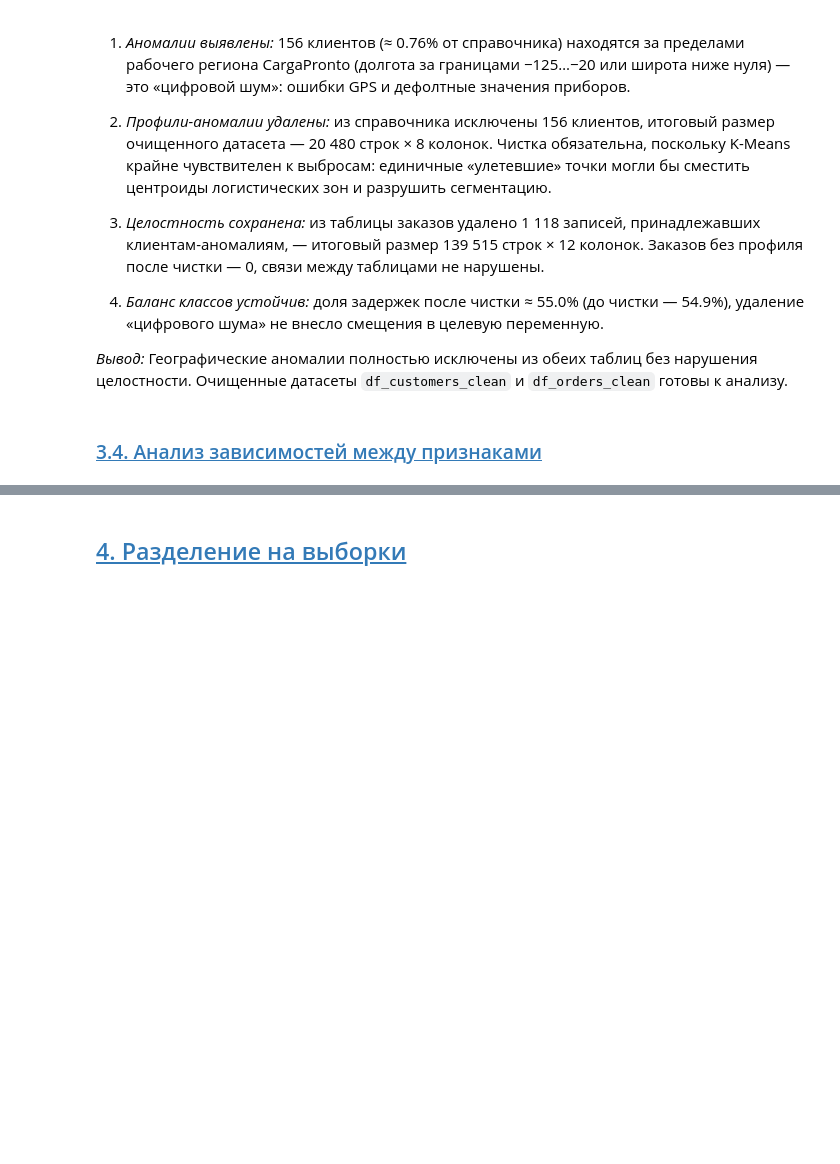
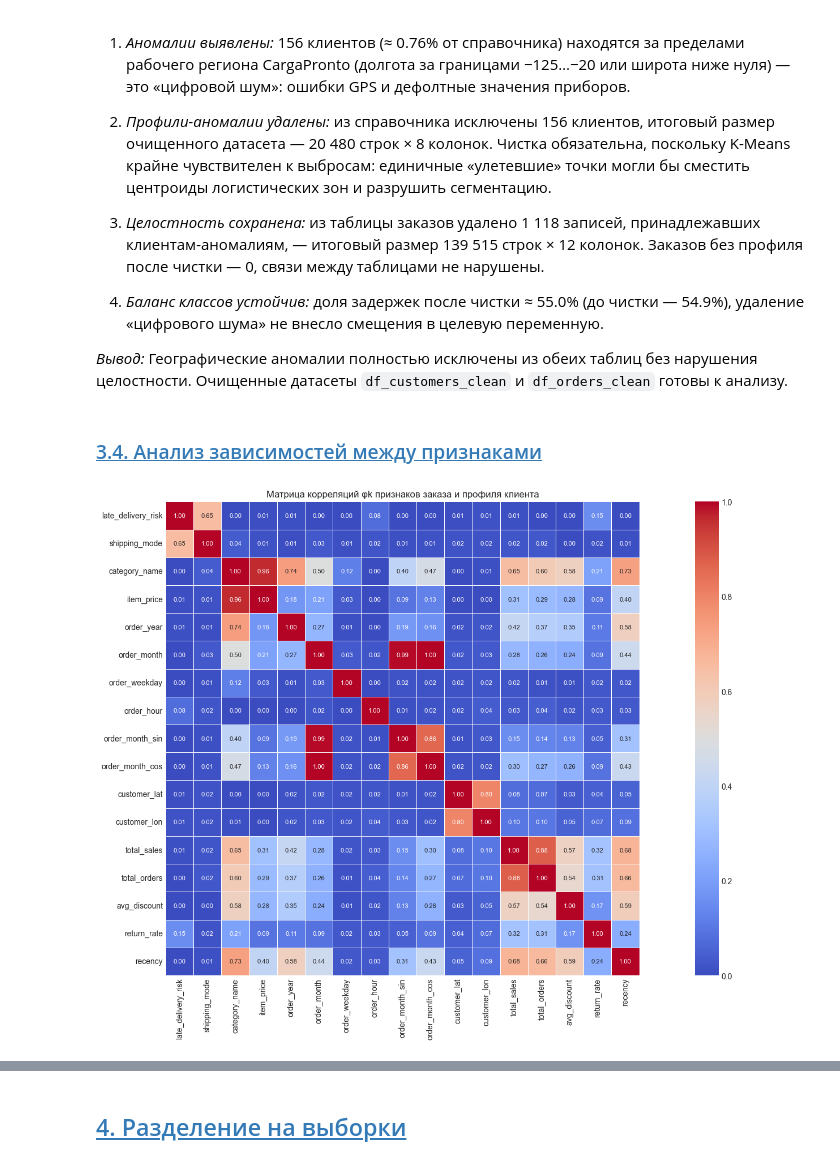
Before and after one commit to MEYakunin/Sprint18_Delivery_Delay_Prediction, a Jupyter notebook: Sprint18_Delivery_Delay_Prediction_Yakunin_Mikl.ipynb, the cells around one changed output, grey strips where cells are left out. Drawn from its saved outputs; the diff is of its cells as text; code cells hidden in the pictures; blank space fills up the shorter version.

```diff
--- a/Sprint18_Delivery_Delay_Prediction_Yakunin_Mikl.ipynb
+++ b/Sprint18_Delivery_Delay_Prediction_Yakunin_Mikl.ipynb
@@ -617,3 +618,19 @@ print(f'Доля задержек после чистки ≈ {risk_rate:.1%}')
 *Вывод:* Географические аномалии полностью исключены из обеих таблиц без нарушения целостности. Очищенные датасеты `df_customers_clean` и `df_orders_clean` готовы к анализу.
 # %% [markdown]
 ### [3.4. Анализ зависимостей между признаками](#content)<a id="3_4"></a>
+# %%
+# Временное объединяем таблицы для корреляции
+df_eda_merge = df_orders_clean.merge(df_customers_clean, on='customer_id', how='left').drop(columns=['customer_id', 'order_id'])
+interval_cols  = df_eda_merge.select_dtypes(include=[np.number]).columns.tolist()
+
+# Рассчитываем матрицу корреляции
+phik_matrix = df_eda_merge.phik_matrix(interval_cols=interval_cols)
+
+# Выводим тепловую карту матрицы
+plt.figure(figsize=(20, 10))
+sns.heatmap(phik_matrix, annot=True, fmt='.2f', cmap='coolwarm', square=True, linewidths=0.5, annot_kws={'size': 8})
+plt.title('Матрица корреляций φk признаков заказа и профиля клиента')
+plt.tight_layout()
+plt.show()
+# %% [output]
+[figure, added]
```
Also changed, not shown: parts of 8 cells of this notebook.
